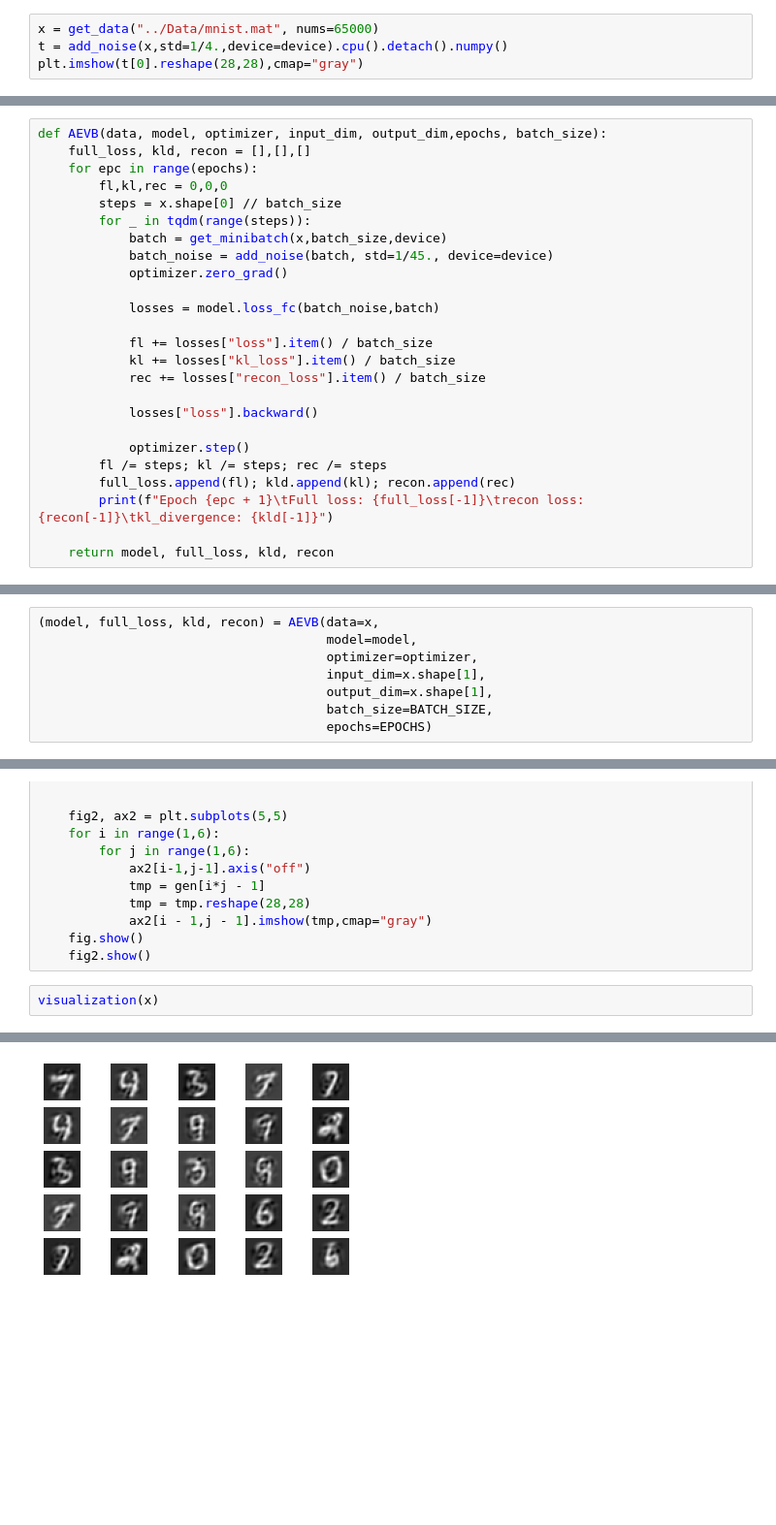
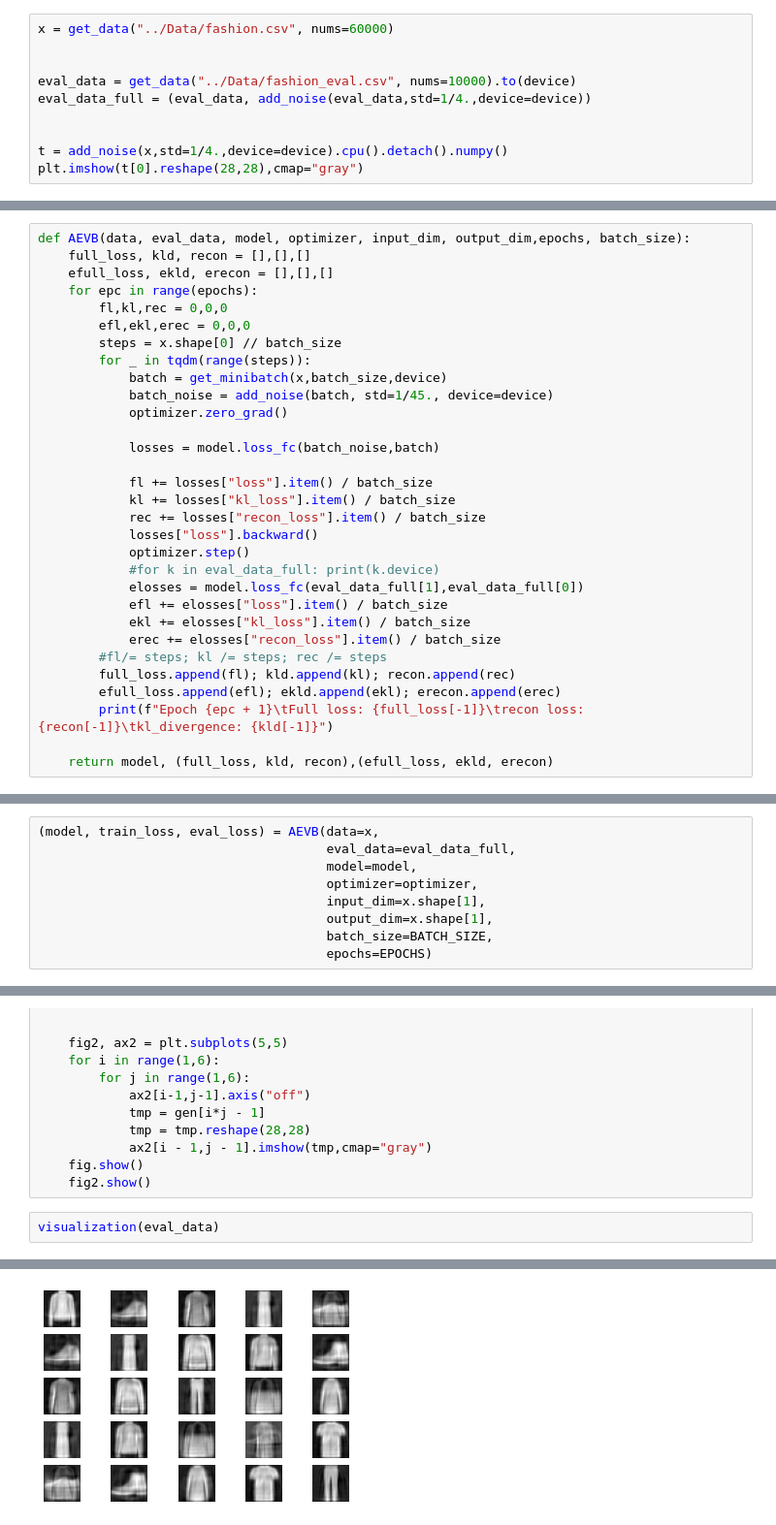
Before and after one commit to dungxibo123/vae, a Jupyter notebook: VAE_reduce_noise/Visualization.ipynb, the cells around one changed output, grey strips where cells are left out. Shown at 97% size. Drawn from its saved outputs; the diff is of its cells as text; blank space fills up the shorter version.

```diff
--- a/VAE_reduce_noise/Visualization.ipynb
+++ b/VAE_reduce_noise/Visualization.ipynb
@@ -114,6 +126,12 @@ def add_noise(data, std=1/10.,device='cpu'):
     #print(distri)
 # %%
-x = get_data("../Data/mnist.mat", nums=65000)
+x = get_data("../Data/fashion.csv", nums=60000)
+
+
+eval_data = get_data("../Data/fashion_eval.csv", nums=10000).to(device)
+eval_data_full = (eval_data, add_noise(eval_data,std=1/4.,device=device))
+
+
 t = add_noise(x,std=1/4.,device=device).cpu().detach().numpy()
 plt.imshow(t[0].reshape(28,28),cmap="gray")
 # %% [output]
@@ -124,8 +145,10 @@ Example data torch.Size([1, 784])
 # %%
-def AEVB(data, model, optimizer, input_dim, output_dim,epochs, batch_size):
+def AEVB(data, eval_data, model, optimizer, input_dim, output_dim,epochs, batch_size):
     full_loss, kld, recon = [],[],[]
+    efull_loss, ekld, erecon = [],[],[]
     for epc in range(epochs):
         fl,kl,rec = 0,0,0
+        efl,ekl,erec = 0,0,0
         steps = x.shape[0] // batch_size
         for _ in tqdm(range(steps)):
             batch = get_minibatch(x,batch_size,device)
@@ -137,15 +160,19 @@ def AEVB(data, model, optimizer, input_dim, output_dim,epochs, batch_size):
             fl += losses["loss"].item() / batch_size
             kl += losses["kl_loss"].item() / batch_size
             rec += losses["recon_loss"].item() / batch_size
-
             losses["loss"].backward()
-
             optimizer.step()
-        fl /= steps; kl /= steps; rec /= steps
+            #for k in eval_data_full: print(k.device)
+            elosses = model.loss_fc(eval_data_full[1],eval_data_full[0])
+            efl += elosses["loss"].item() / batch_size
+            ekl += elosses["kl_loss"].item() / batch_size
+            erec += elosses["recon_loss"].item() / batch_size
+        #fl/= steps; kl /= steps; rec /= steps
         full_loss.append(fl); kld.append(kl); recon.append(rec)
+        efull_loss.append(efl); ekld.append(ekl); erecon.append(erec)
         print(f"Epoch {epc + 1}\tFull loss: {full_loss[-1]}\trecon loss: {recon[-1]}\tkl_divergence: {kld[-1]}")
 
-    return model, full_loss, kld, recon
+    return model, (full_loss, kld, recon),(efull_loss, ekld, erecon)
 # %%
 #Model
 model = VAE(x.shape[1],HIDDEN,LATENT).to(device)
@@ -153,7 +180,8 @@ model = VAE(x.shape[1],HIDDEN,LATENT).to(device)
 
 optimizer = Adam(model.parameters(), lr=LR)
 # %%
-(model, full_loss, kld, recon) = AEVB(data=x,
+(model, train_loss, eval_loss) = AEVB(data=x,
+                                      eval_data=eval_data_full,
                                       model=model,
                                       optimizer=optimizer,
                                       input_dim=x.shape[1],
@@ -210,5 +255,5 @@ def visualization(x):
     fig.show()
     fig2.show()
 # %%
-visualization(x)
+visualization(eval_data)
 # %% [output]
@@ -216 +261 @@ visualization(x)
-[figure, old version]
+[figure, new version]
```
Also changed, not shown: parts of 7 cells of this notebook, 1 other file.
